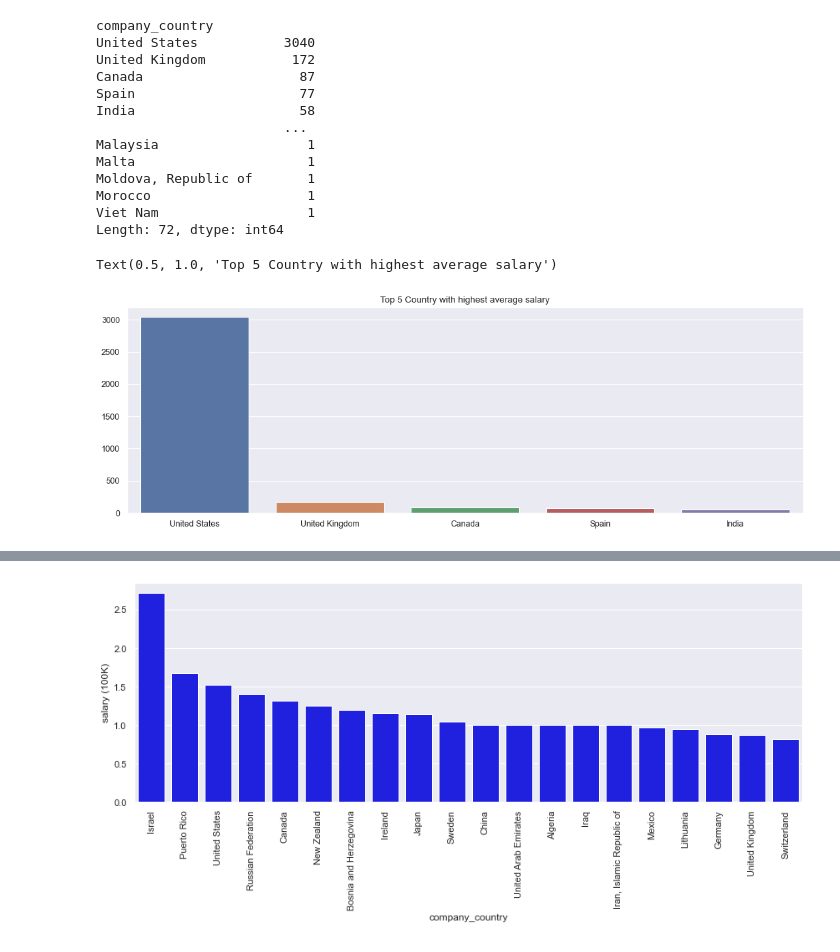
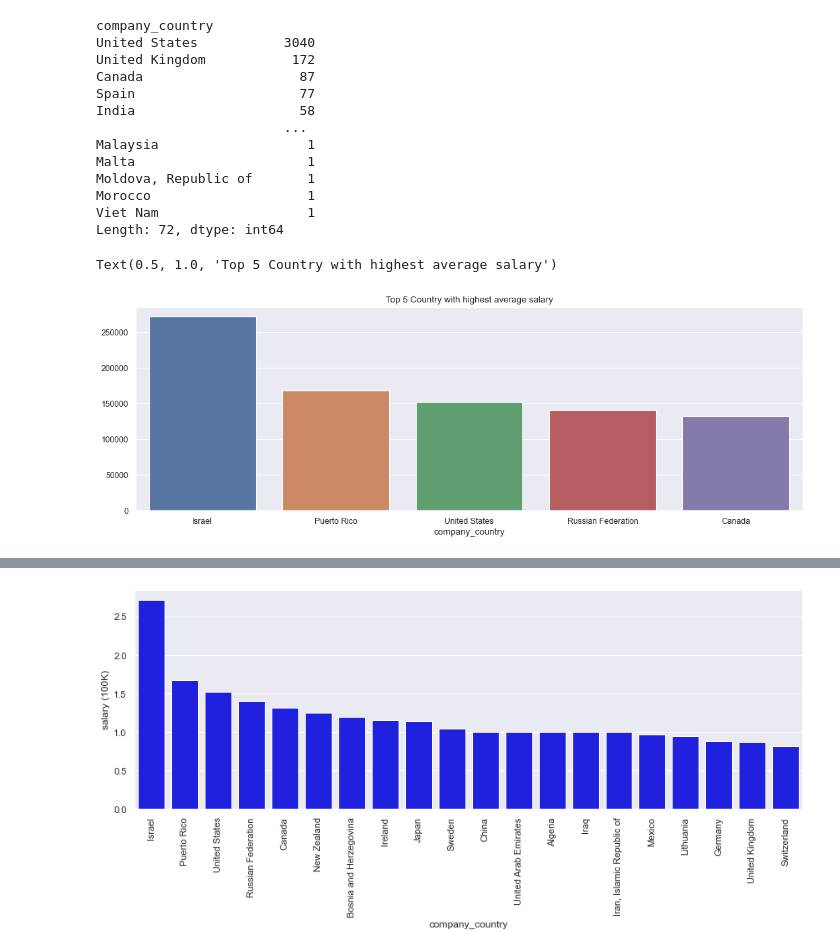
Before and after one commit to syedirfanx/data-science-salary-insights, a Jupyter notebook: data-science-salary-insight.ipynb, the cells around one changed output, grey strips where cells are left out. Cells and saved outputs as stored; diff of their text form; code cells hidden in the pictures.

Commit message:
Updated data science salary insight

```diff
--- a/data-science-salary-insight.ipynb
+++ b/data-science-salary-insight.ipynb
@@ -177,13 +177,13 @@ Viet Nam                   1
 Length: 72, dtype: int64
 # %%
 plt.figure(figsize=(16,5),dpi=80)
-level_counts = data['company_country'].value_counts().head(5)
+level_counts = salary_by_country.head(5)
 
 sns.barplot(data=data, x=level_counts.index, y=level_counts.values)
 plt.title('Top 5 Country with highest average salary')
 # %% [output]
 Text(0.5, 1.0, 'Top 5 Country with highest average salary')
-[figure, old version]
+[figure, new version]
 # %%
 import plotly.express as px
 salary_by_country = data.groupby('company_country', as_index=False)['salary_in_usd'].mean()
```
Also changed, not shown: parts of 3 cells of this notebook.
